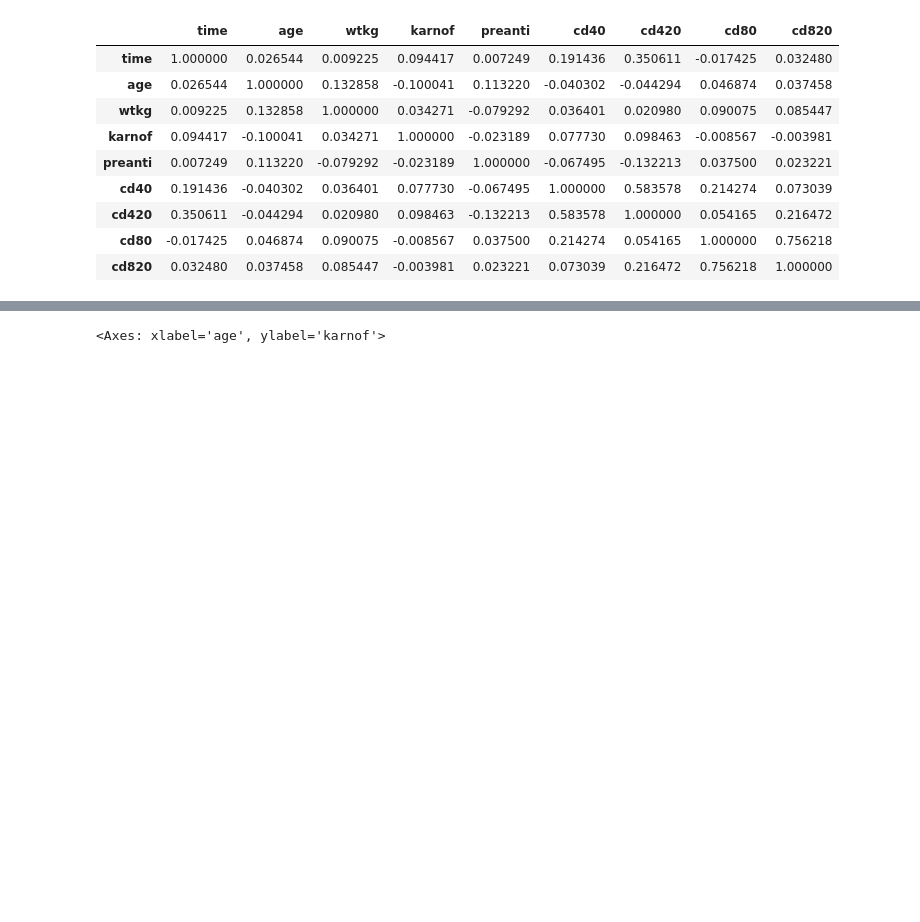
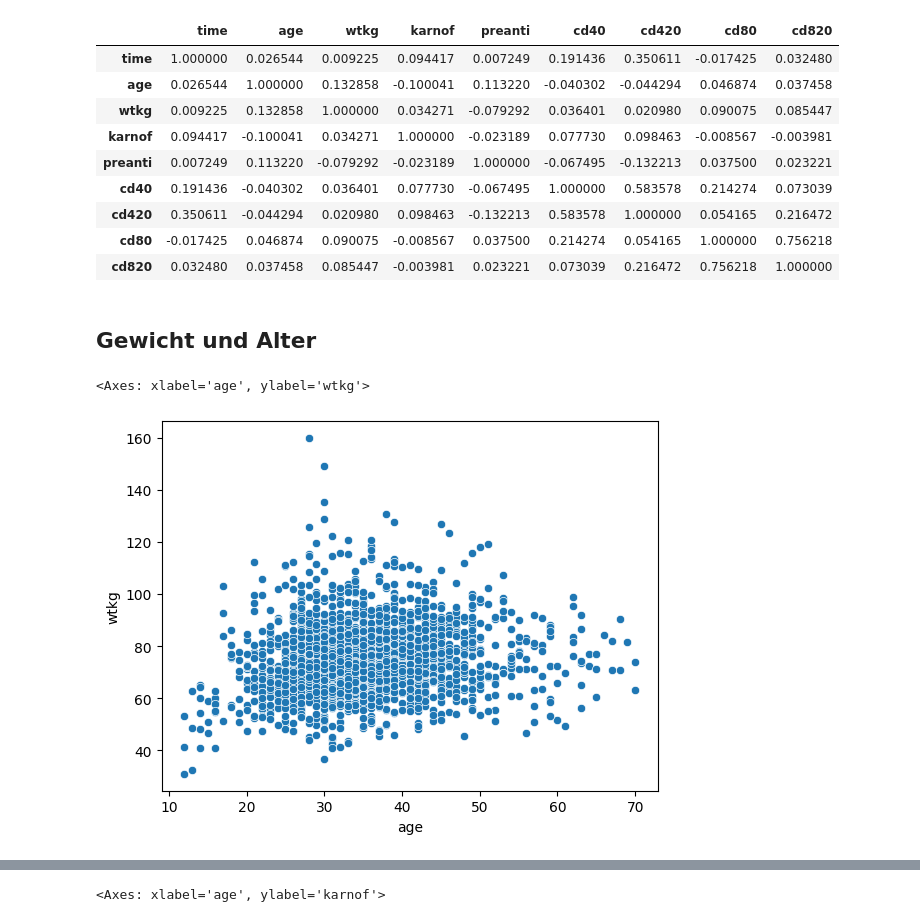
Before and after one commit to bogatyr-e/ml-prediction-aids, a Jupyter notebook: src/preprocessing.ipynb, the cells around one changed output, grey strips where cells are left out. Drawn from its saved outputs; the diff is of its cells as text; code cells hidden in the pictures; blank space fills up the shorter version.

```diff
--- a/src/preprocessing.ipynb
+++ b/src/preprocessing.ipynb
@@ -312,3 +292,10 @@ corrma.style.background_gradient(cmap='coolwarm')
 | cd420 | 0.350611 | -0.044294 | 0.020980 | 0.098463 | -0.132213 | 0.583578 | 1.000000 | 0.054165 | 0.216472 |
 | cd80 | -0.017425 | 0.046874 | 0.090075 | -0.008567 | 0.037500 | 0.214274 | 0.054165 | 1.000000 | 0.756218 |
 | cd820 | 0.032480 | 0.037458 | 0.085447 | -0.003981 | 0.023221 | 0.073039 | 0.216472 | 0.756218 | 1.000000 |
+# %% [markdown]
+## Gewicht und Alter
+# %%
+sns.scatterplot(aidsnum, x='age', y='wtkg')
+# %% [output]
+<Axes: xlabel='age', ylabel='wtkg'>
+[figure, added]
```
Also changed, not shown: parts of 51 cells of this notebook, 4 other files.
